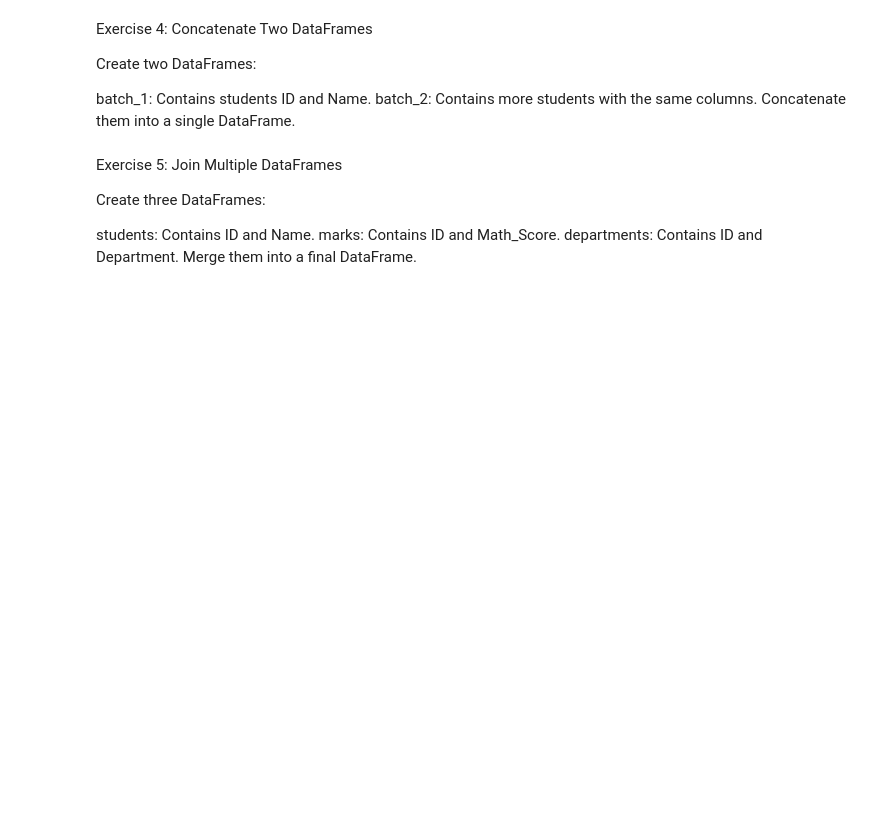
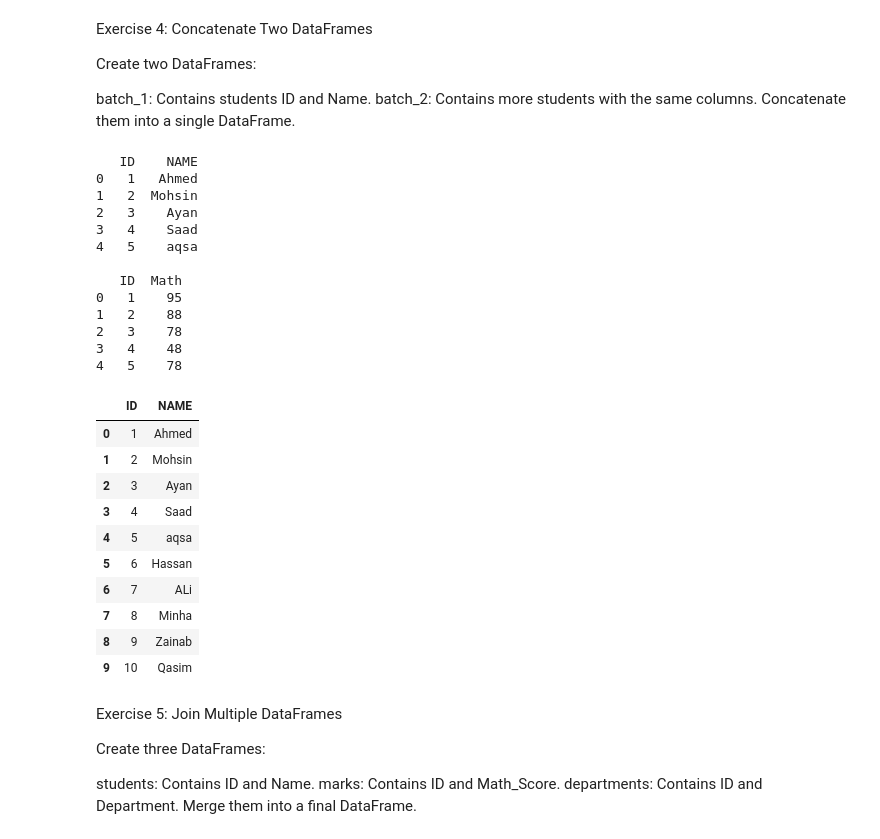
Before and after one commit to ahmed2402/Learning-Pandas, a Jupyter notebook: pandas.ipynb, the cells around one changed output. Saved outputs shown, nothing was run; the diff lists cells and outputs as text; code cells hidden in the pictures; blank space fills up the shorter version.

```diff
--- a/pandas.ipynb
+++ b/pandas.ipynb
@@ -379,3 +379,16 @@ Create two DataFrames:
 students: Contains ID and Name.
 marks: Contains ID and Math_Score.
 Then, merge them based on ID.
+# %%
+student = pd.DataFrame({
+    "ID" : [1,2,3,4,5],
+    "NAME" : ["Ahmed","Mohsin","Ayan","Saad","aqsa"]
+})
+print(student,"\n")
+marks = pd.DataFrame({
+    "ID" : [1,2,3,4,5],
+    "Math" : [95,88,78,48,78]
+})
+print(marks,"\n")
+
+pd.merge(student,marks, on="ID")
@@ -400,6 +473,44 @@ Create two DataFrames:
 batch_1: Contains students ID and Name.
 batch_2: Contains more students with the same columns.
 Concatenate them into a single DataFrame.
+# %%
+batch_1 =pd.DataFrame({
+    "ID" : [1,2,3,4,5],
+    "NAME" : ["Ahmed","Mohsin","Ayan","Saad","aqsa"]
+})
+print(student,"\n")
+batch_2 = pd.DataFrame({
+    "ID" : [6,7,8,9,10],
+    "NAME" : ["Hassan","ALi","Minha","Zainab","Qasim"]
+})
+print(marks,"\n")
+
+pd.concat([batch_1,batch_2], ignore_index=True)
+# %% [output]
+   ID    NAME
+0   1   Ahmed
+1   2  Mohsin
+2   3    Ayan
+3   4    Saad
+4   5    aqsa
+
+   ID  Math
+0   1    95
+1   2    88
+2   3    78
+3   4    48
+4   5    78
+|  | ID | NAME |
+| 0 | 1 | Ahmed |
+| 1 | 2 | Mohsin |
+| 2 | 3 | Ayan |
+| 3 | 4 | Saad |
+| 4 | 5 | aqsa |
+| 5 | 6 | Hassan |
+| 6 | 7 | ALi |
+| 7 | 8 | Minha |
+| 8 | 9 | Zainab |
+| 9 | 10 | Qasim |
 # %% [markdown]
 Exercise 5: Join Multiple DataFrames
 
```
Also changed, not shown: parts of 4 cells of this notebook.
